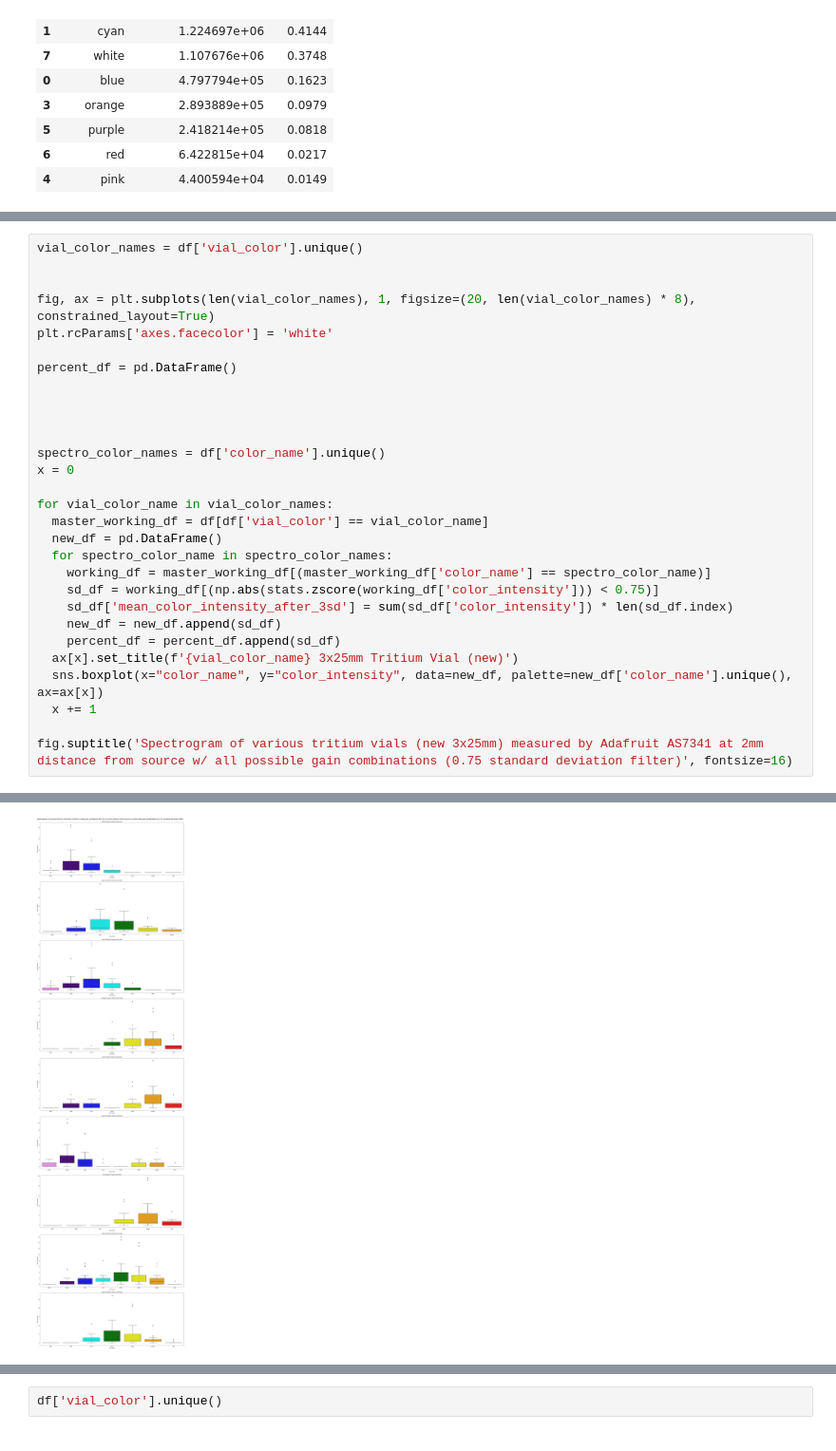
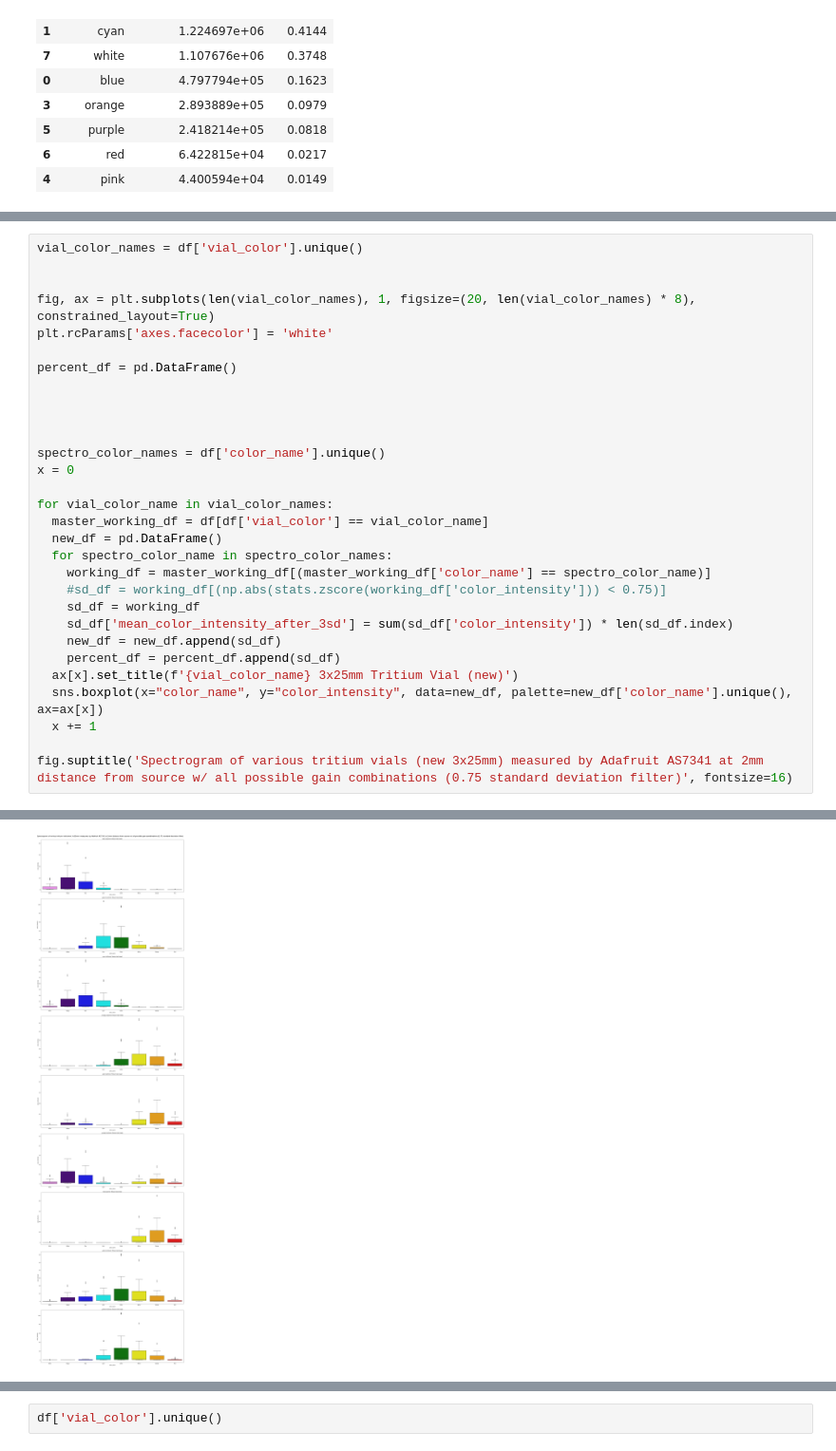
Before and after one commit to darkmatter2222/Nuclear-Battery, a Jupyter notebook: spectro_and_lux_9_colors.ipynb, the cells around one changed output, grey strips where cells are left out. Shown: that part at 95% size. Cells and saved outputs as stored; diff of their text form.

```diff
--- a/spectro_and_lux_9_colors.ipynb
+++ b/spectro_and_lux_9_colors.ipynb
@@ -163,35 +147,36 @@ for vial_color_name in vial_color_names:
   new_df = pd.DataFrame()
   for spectro_color_name in spectro_color_names:
     working_df = master_working_df[(master_working_df['color_name'] == spectro_color_name)]
-    sd_df = working_df[(np.abs(stats.zscore(working_df['color_intensity'])) < 0.75)]
+    #sd_df = working_df[(np.abs(stats.zscore(working_df['color_intensity'])) < 0.75)]
+    sd_df = working_df
     sd_df['mean_color_intensity_after_3sd'] = sum(sd_df['color_intensity']) * len(sd_df.index)
     new_df = new_df.append(sd_df)
     percent_df = percent_df.append(sd_df)
   ax[x].set_title(f'{vial_color_name} 3x25mm Tritium Vial (new)')
   sns.boxplot(x="color_name", y="color_intensity", data=new_df, palette=new_df['color_name'].unique(), ax=ax[x])
   x += 1
 
 fig.suptitle('Spectrogram of various tritium vials (new 3x25mm) measured by Adafruit AS7341 at 2mm distance from source w/ all possible gain combinations (0.75 standard deviation filter)', fontsize=16)
 # %% [output]
 A value is trying to be set on a copy of a slice from a DataFrame.
 Try using .loc[row_indexer,col_indexer] = value instead
 
 See the caveats in the documentation: https://pandas.pydata.org/pandas-docs/stable/user_guide/indexing.html#returning-a-view-versus-a-copy
 A value is trying to be set on a copy of a slice from a DataFrame.
 Try using .loc[row_indexer,col_indexer] = value instead
 
 See the caveats in the documentation: https://pandas.pydata.org/pandas-docs/stable/user_guide/indexing.html#returning-a-view-versus-a-copy
 A value is trying to be set on a copy of a slice from a DataFrame.
 Try using .loc[row_indexer,col_indexer] = value instead
 
 See the caveats in the documentation: https://pandas.pydata.org/pandas-docs/stable/user_guide/indexing.html#returning-a-view-versus-a-copy
 ... (20 lines left out)
 A value is trying to be set on a copy of a slice from a DataFrame.
 Try using .loc[row_indexer,col_indexer] = value instead
 
 See the caveats in the documentation: https://pandas.pydata.org/pandas-docs/stable/user_guide/indexing.html#returning-a-view-versus-a-copy
 Text(0.5, 0.98, 'Spectrogram of various tritium vials (new 3x25mm) measured by Adafruit AS7341 at 2mm distance from source w/ all possible gain combinations (0.75 standard deviation filter)')
-[figure, old version]
+[figure, new version]
 # %%
 percent_df
 # %% [output]
```
Also changed, not shown: parts of 3 cells of this notebook.
